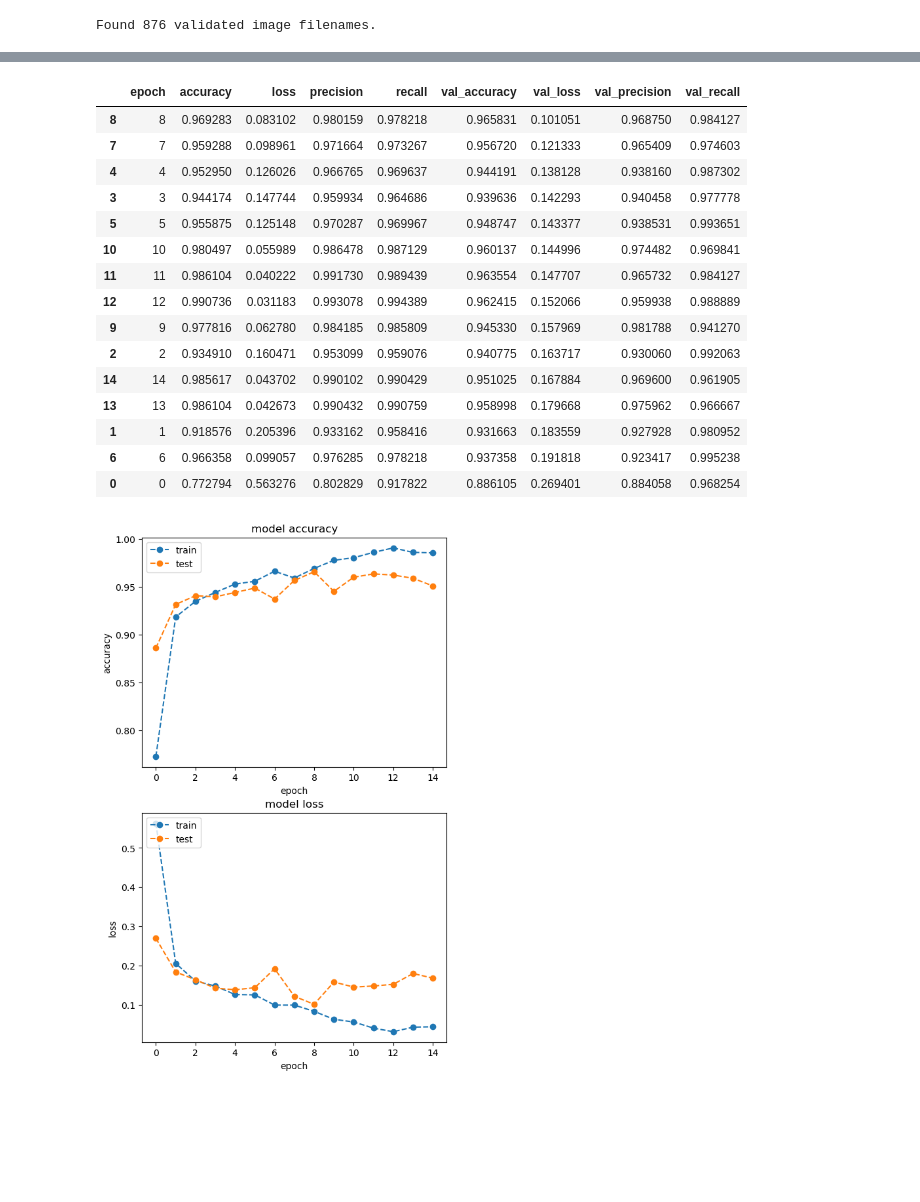
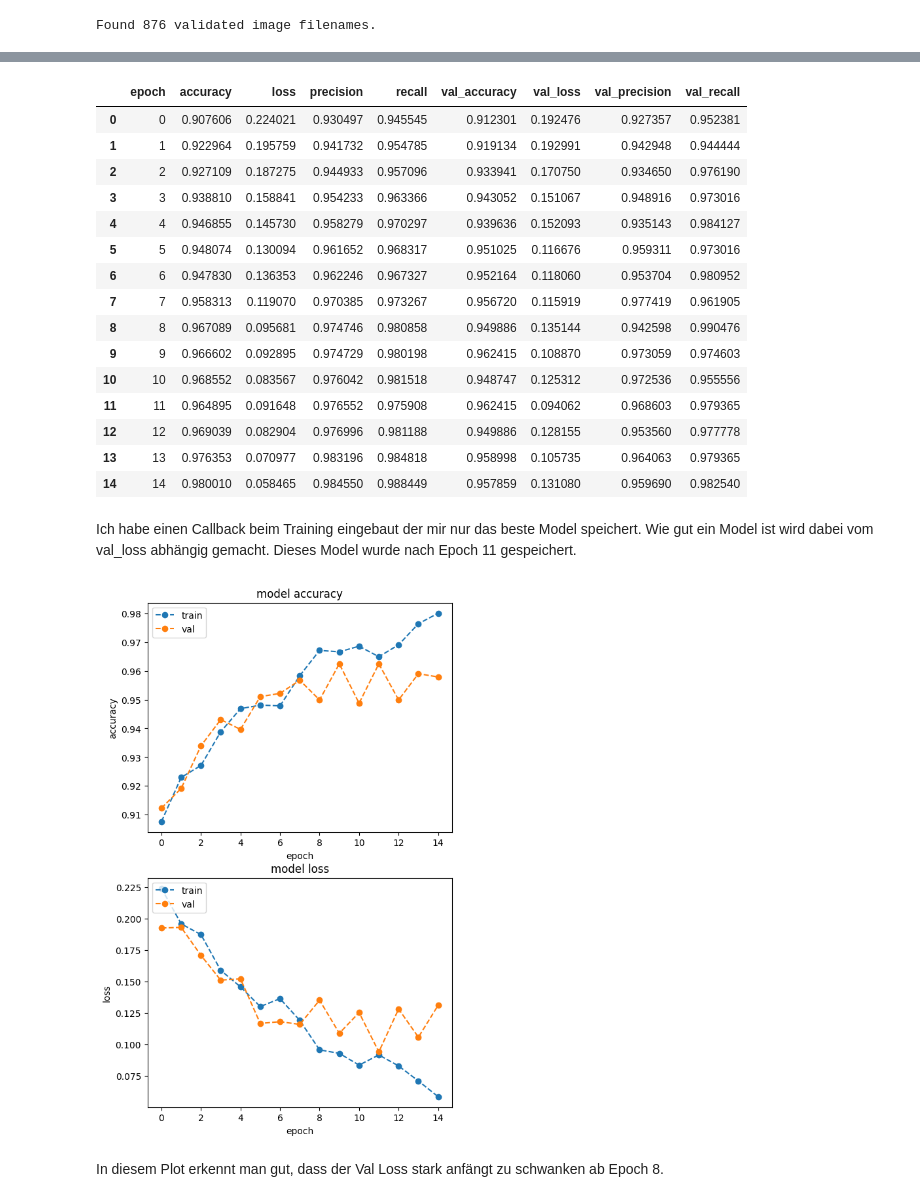
Before and after one commit to PhilippVogel92/ai_for_smart_health, a Jupyter notebook: ai_smart_health_portfolio_02_pneumonia_prediction.ipynb, the cells around one changed output, grey strips where cells are left out. Saved outputs shown, nothing was run; the diff lists cells and outputs as text; code cells hidden in the pictures; blank space fills up the shorter version.

Commit message:
Add evaluation and delete old models

```diff
--- a/ai_smart_health_portfolio_02_pneumonia_prediction.ipynb
+++ b/ai_smart_health_portfolio_02_pneumonia_prediction.ipynb
@@ -975,42 +817,46 @@ array([[243,  20],
 # %%
 #load log file and print history
-log = pd.read_csv("models/CNN_Pneumonia_20230627-22h22min_RGB_training.log")
-log.sort_values(by= "val_loss", ascending=True)
+log = pd.read_csv("models/CNN_Pneumonia_20230627-16h17min_training.log")
+log
 # %% [output]
 |  | epoch | accuracy | loss | precision | recall | val_accuracy | val_loss | val_precision | val_recall |
-| 8 | 8 | 0.969283 | 0.083102 | 0.980159 | 0.978218 | 0.965831 | 0.101051 | 0.968750 | 0.984127 |
-| 7 | 7 | 0.959288 | 0.098961 | 0.971664 | 0.973267 | 0.956720 | 0.121333 | 0.965409 | 0.974603 |
-| 4 | 4 | 0.952950 | 0.126026 | 0.966765 | 0.969637 | 0.944191 | 0.138128 | 0.938160 | 0.987302 |
-| 3 | 3 | 0.944174 | 0.147744 | 0.959934 | 0.964686 | 0.939636 | 0.142293 | 0.940458 | 0.977778 |
-| 5 | 5 | 0.955875 | 0.125148 | 0.970287 | 0.969967 | 0.948747 | 0.143377 | 0.938531 | 0.993651 |
-| 10 | 10 | 0.980497 | 0.055989 | 0.986478 | 0.987129 | 0.960137 | 0.144996 | 0.974482 | 0.969841 |
-| 11 | 11 | 0.986104 | 0.040222 | 0.991730 | 0.989439 | 0.963554 | 0.147707 | 0.965732 | 0.984127 |
-| 12 | 12 | 0.990736 | 0.031183 | 0.993078 | 0.994389 | 0.962415 | 0.152066 | 0.959938 | 0.988889 |
-| 9 | 9 | 0.977816 | 0.062780 | 0.984185 | 0.985809 | 0.945330 | 0.157969 | 0.981788 | 0.941270 |
-| 2 | 2 | 0.934910 | 0.160471 | 0.953099 | 0.959076 | 0.940775 | 0.163717 | 0.930060 | 0.992063 |
-| 14 | 14 | 0.985617 | 0.043702 | 0.990102 | 0.990429 | 0.951025 | 0.167884 | 0.969600 | 0.961905 |
-| 13 | 13 | 0.986104 | 0.042673 | 0.990432 | 0.990759 | 0.958998 | 0.179668 | 0.975962 | 0.966667 |
-| 1 | 1 | 0.918576 | 0.205396 | 0.933162 | 0.958416 | 0.931663 | 0.183559 | 0.927928 | 0.980952 |
-| 6 | 6 | 0.966358 | 0.099057 | 0.976285 | 0.978218 | 0.937358 | 0.191818 | 0.923417 | 0.995238 |
-| 0 | 0 | 0.772794 | 0.563276 | 0.802829 | 0.917822 | 0.886105 | 0.269401 | 0.884058 | 0.968254 |
+| 0 | 0 | 0.907606 | 0.224021 | 0.930497 | 0.945545 | 0.912301 | 0.192476 | 0.927357 | 0.952381 |
+| 1 | 1 | 0.922964 | 0.195759 | 0.941732 | 0.954785 | 0.919134 | 0.192991 | 0.942948 | 0.944444 |
+| 2 | 2 | 0.927109 | 0.187275 | 0.944933 | 0.957096 | 0.933941 | 0.170750 | 0.934650 | 0.976190 |
+| 3 | 3 | 0.938810 | 0.158841 | 0.954233 | 0.963366 | 0.943052 | 0.151067 | 0.948916 | 0.973016 |
+| 4 | 4 | 0.946855 | 0.145730 | 0.958279 | 0.970297 | 0.939636 | 0.152093 | 0.935143 | 0.984127 |
+| 5 | 5 | 0.948074 | 0.130094 | 0.961652 | 0.968317 | 0.951025 | 0.116676 | 0.959311 | 0.973016 |
+| 6 | 6 | 0.947830 | 0.136353 | 0.962246 | 0.967327 | 0.952164 | 0.118060 | 0.953704 | 0.980952 |
+| 7 | 7 | 0.958313 | 0.119070 | 0.970385 | 0.973267 | 0.956720 | 0.115919 | 0.977419 | 0.961905 |
+| 8 | 8 | 0.967089 | 0.095681 | 0.974746 | 0.980858 | 0.949886 | 0.135144 | 0.942598 | 0.990476 |
+| 9 | 9 | 0.966602 | 0.092895 | 0.974729 | 0.980198 | 0.962415 | 0.108870 | 0.973059 | 0.974603 |
+| 10 | 10 | 0.968552 | 0.083567 | 0.976042 | 0.981518 | 0.948747 | 0.125312 | 0.972536 | 0.955556 |
+| 11 | 11 | 0.964895 | 0.091648 | 0.976552 | 0.975908 | 0.962415 | 0.094062 | 0.968603 | 0.979365 |
+| 12 | 12 | 0.969039 | 0.082904 | 0.976996 | 0.981188 | 0.949886 | 0.128155 | 0.953560 | 0.977778 |
+| 13 | 13 | 0.976353 | 0.070977 | 0.983196 | 0.984818 | 0.958998 | 0.105735 | 0.964063 | 0.979365 |
+| 14 | 14 | 0.980010 | 0.058465 | 0.984550 | 0.988449 | 0.957859 | 0.131080 | 0.959690 | 0.982540 |
+# %% [markdown]
+Ich habe einen Callback beim Training eingebaut der mir nur das beste Model speichert. Wie gut ein Model ist wird dabei vom val_loss abhängig gemacht. Dieses Model wurde nach Epoch 11 gespeichert.
 # %%
 fix, (ax1, ax2) = plt.subplots(2, figsize=(6, 10))
 
 # summarize history for accuracy
 ax1.plot(log['accuracy'], "o--")
 ax1.plot(log['val_accuracy'], "o--")
 ax1.set_title('model accuracy')
 ax1.set_ylabel('accuracy')
 ax1.set_xlabel('epoch')
-ax1.legend(['train', 'test'], loc='upper left')
+ax1.legend(['train', 'val'], loc='upper left')
 
 # summarize history for loss
 ax2.plot(log['loss'], "o--")
 ax2.plot(log['val_loss'], "o--")
 ax2.set_title('model loss')
 ax2.set_ylabel('loss')
 ax2.set_xlabel('epoch')
-ax2.legend(['train', 'test'], loc='upper left')
+ax2.legend(['train', 'val'], loc='upper left')
 plt.show()
 # %% [output]
-[figure, old version]
+[figure, new version]
+# %% [markdown]
+In diesem Plot erkennt man gut, dass der Val Loss stark anfängt zu schwanken ab Epoch 8.
```
Also changed, not shown: parts of 90 cells of this notebook, 4 other files.
